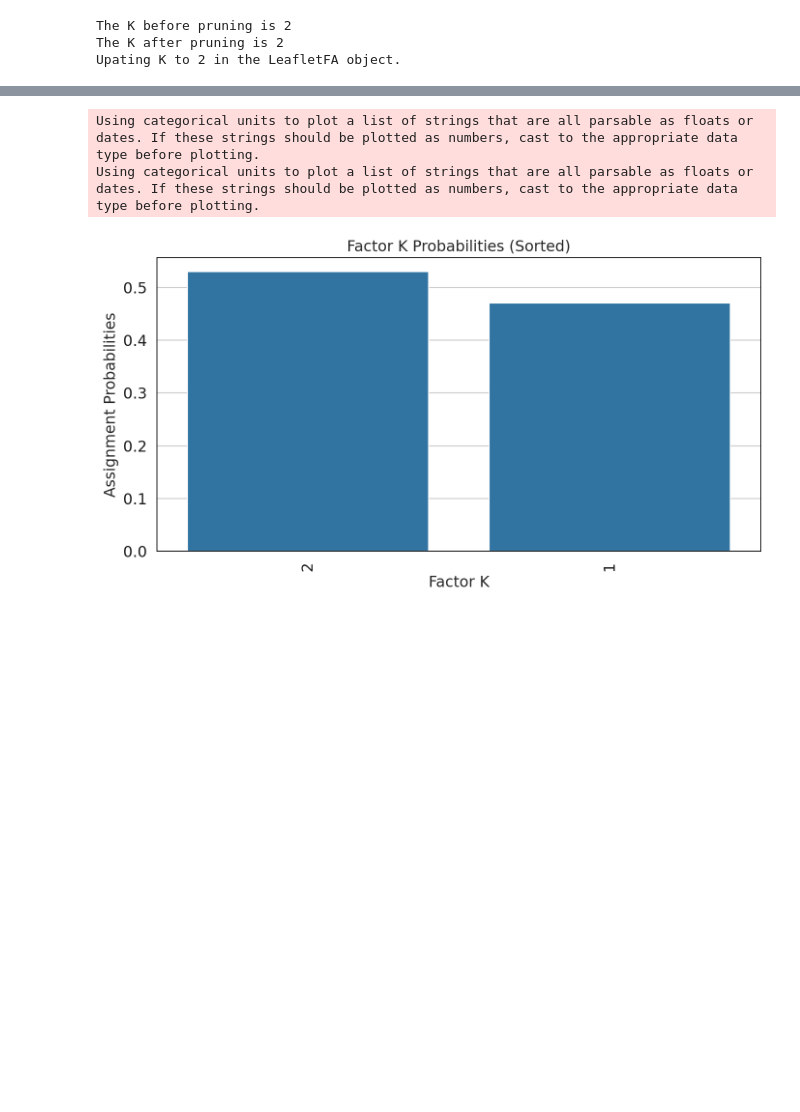
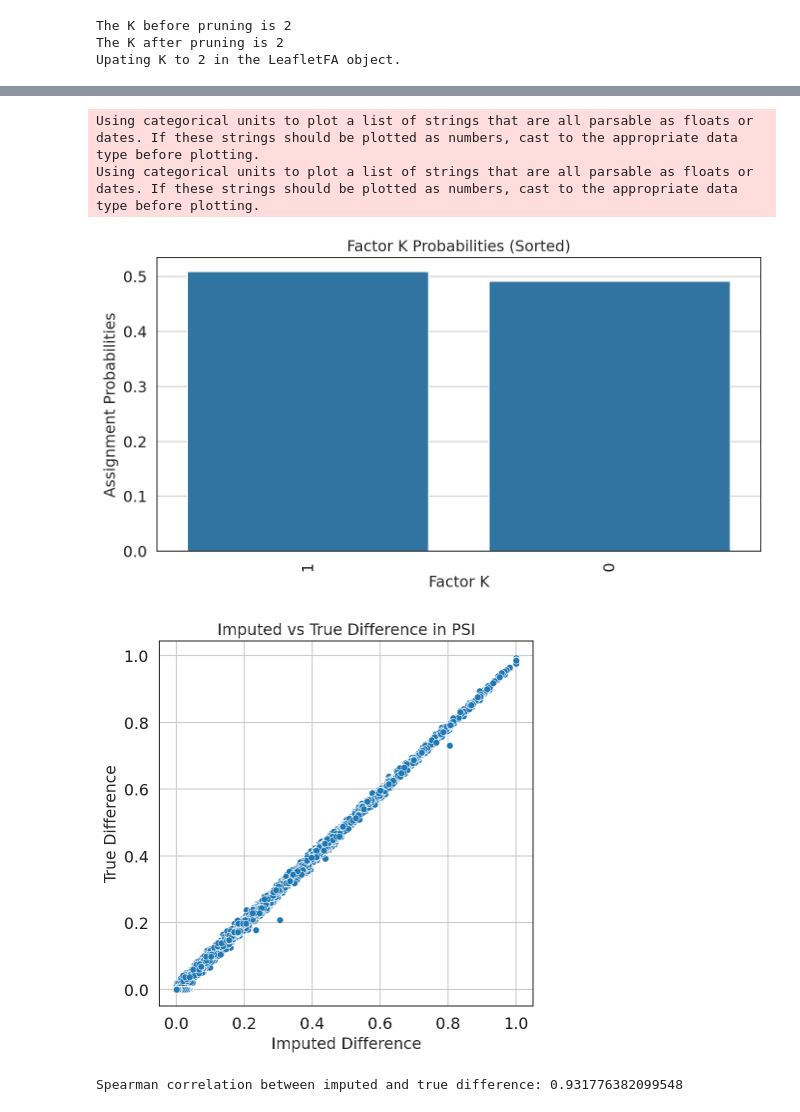
Before and after one commit to daklab/LeafletFA, a Jupyter notebook: notebooks/archive/simulation_analysis/leafletfa_simulation_test.ipynb, the cells around one changed output, grey strips where cells are left out. Saved outputs shown, nothing was run; the diff lists cells and outputs as text; code cells hidden in the pictures; blank space fills up the shorter version.

```diff
--- a/notebooks/archive/simulation_analysis/leafletfa_simulation_test.ipynb
+++ b/notebooks/archive/simulation_analysis/leafletfa_simulation_test.ipynb
@@ -301,6 +251,6 @@ Silhouette score for cell types: 0.9601022601127625
 # %%
 pi_df = pd.DataFrame(leaflet_model.pi, columns=["factor_assignment_probabilities"])
-pi_df["factor_K"] = pi_df.index+1
+pi_df["factor_K"] = pi_df.index
 
 # Sort by factor_assignment_probabilities in descending order
 pi_df = pi_df.sort_values(by="factor_assignment_probabilities", ascending=False)
@@ -316,10 +266,34 @@ plt.show()
 # %% [output]
 Using categorical units to plot a list of strings that are all parsable as floats or dates. If these strings should be plotted as numbers, cast to the appropriate data type before plotting.
 Using categorical units to plot a list of strings that are all parsable as floats or dates. If these strings should be plotted as numbers, cast to the appropriate data type before plotting.
-[figure, old version]
+[figure, new version]
 # %%
 # Let's extract sampled PSI means to calculate imputed difference between groups
 # convert leaflet_model.psi_samples to a dataframe rename columns to factor_
 factor_psi_df = pd.DataFrame(leaflet_model.psi_learned.T)
 factor_psi_df.columns = [f"factor_imputed_psi_{col}" for col in factor_psi_df.columns]
-factor_psi_df["imputed_diff"] = np.abs(factor_psi_df["factor_imputed_psi_0"] - factor_psi_df["factor_imputed_psi_1"])
+
+if K == 2:
+    factor_psi_df["imputed_diff"] = np.abs(factor_psi_df["factor_imputed_psi_0"] - factor_psi_df["factor_imputed_psi_1"])
+if K > 2:
+    # Calculate variance across all factors
+    factor_psi_df["imputed_diff"] = factor_psi_df.var(axis=1)
+
+# Add factor_psi_df to adata_input.var
+adata_input.var = pd.concat([adata_input.var, factor_psi_df], axis=1)
+
+# Plot scatterplot correlation between imputed difference and true difference
+plt.figure(figsize=(6, 6))
+sns.scatterplot(x="imputed_diff", y="difference", data=adata_input.var)
+plt.xlabel("Imputed Difference")
+plt.ylabel("True Difference")
+plt.title("Imputed vs True Difference in PSI")
+plt.show()
+
+# Calculate pearson and spearman correlation
+pearson_corr = stats.pearsonr(adata_input.var["imputed_diff"], adata_input.var["difference"])[0]
+spearman_corr = stats.spearmanr(adata_input.var["imputed_diff"], adata_input.var["difference"])[0]
+print(f"Spearman correlation between imputed and true difference: {spearman_corr}")
+# %% [output]
+[figure, added]
+Spearman correlation between imputed and true difference: 0.931776382099548
```
Also changed, not shown: parts of 40 cells of this notebook, 13 other files.
